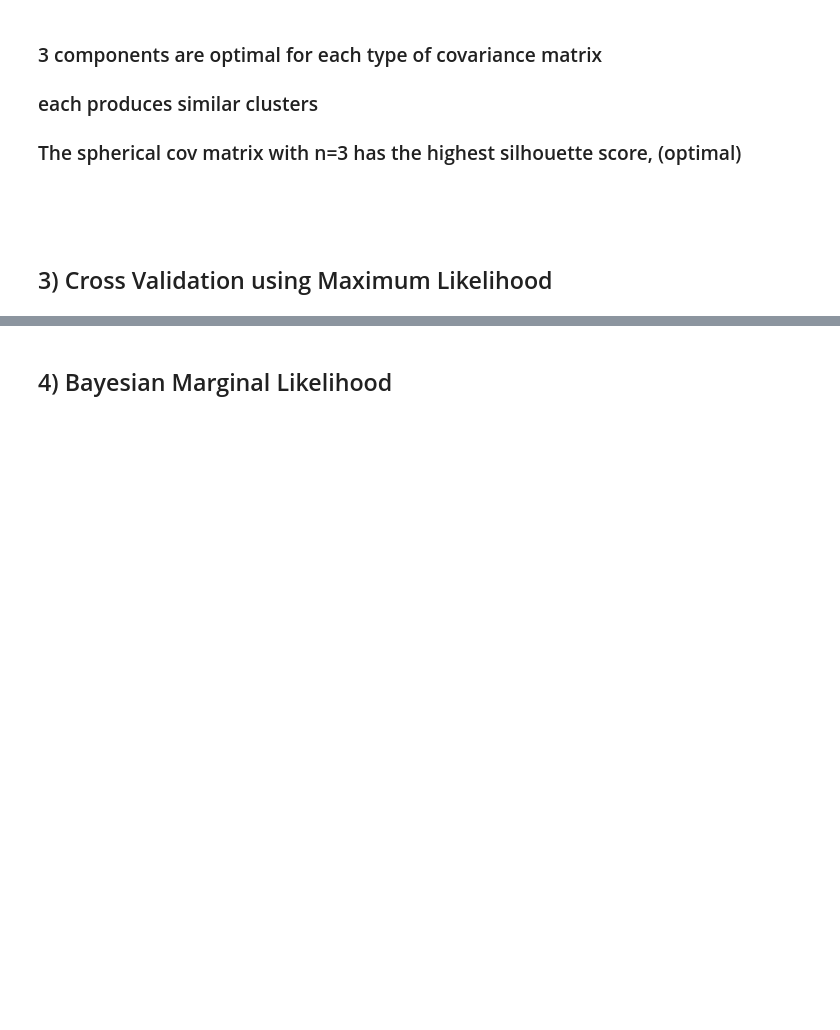
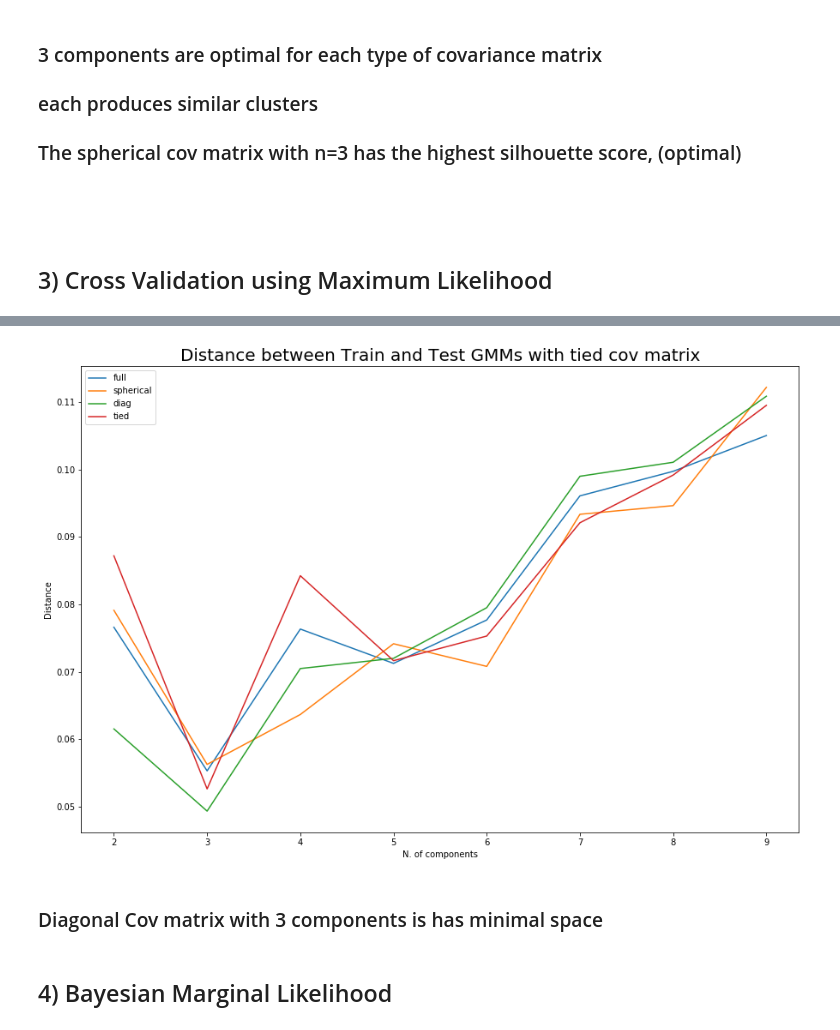
Before and after one commit to heatherlogan/ML-Model-Selection, a Jupyter notebook: ModelSelection_LabProject_SR.ipynb, the cells around one changed output, grey strips where cells are left out. Cells and saved outputs as stored; diff of their text form; code cells hidden in the pictures; blank space fills up the shorter version.

```diff
--- a/ModelSelection_LabProject_SR.ipynb
+++ b/ModelSelection_LabProject_SR.ipynb
@@ -691 +755,24 @@ plt.show()
+# %%
+plt.figure(figsize=(15,10))
+
+
+
+i = 1
+
+for cov, results in dist_per_cov.items():
+
+    ns = [x for x in range(2,10)]
+    plt.plot(ns, results, label=cov)
+    plt.title("Distance between Train and Test GMMs with {} cov matrix".format(cov), fontsize=20)
+    plt.xticks(ns)
+    plt.xlabel("N. of components")
+    plt.ylabel("Distance")
+    plt.legend()
+    i+= 1
+
+plt.show()
+# %% [output]
+[figure, added]
+# %% [markdown]
+### Diagonal Cov matrix with 3 components is has minimal space
 # %%
```
Also changed, not shown: parts of 2 cells of this notebook.
